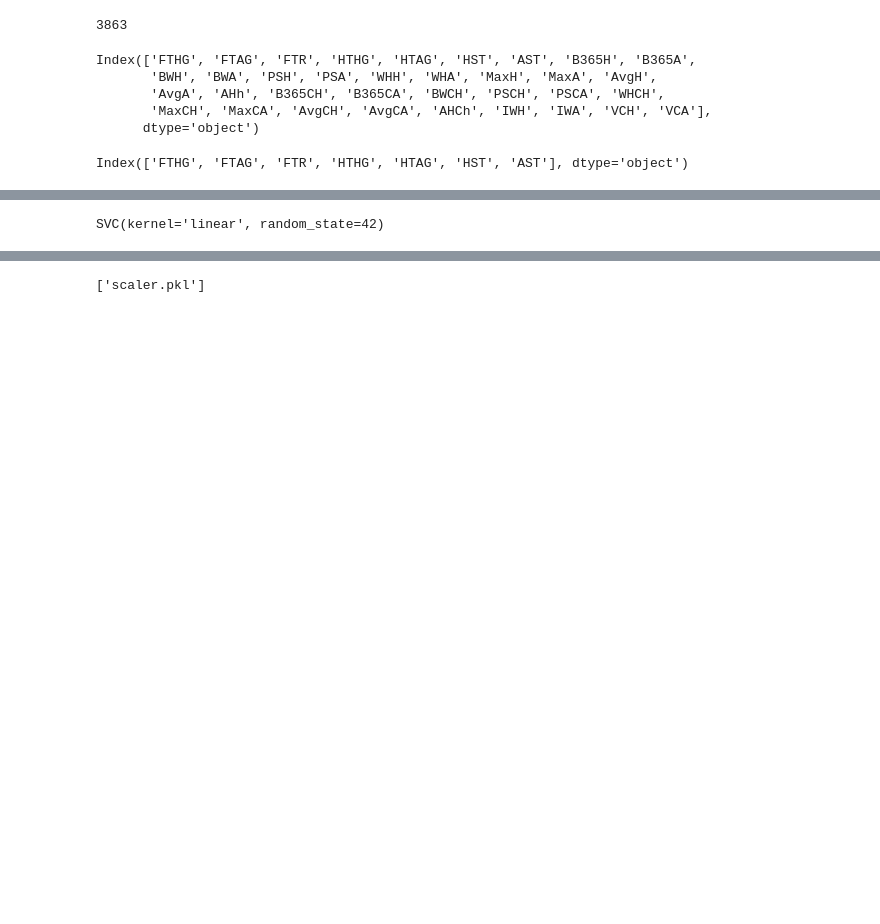
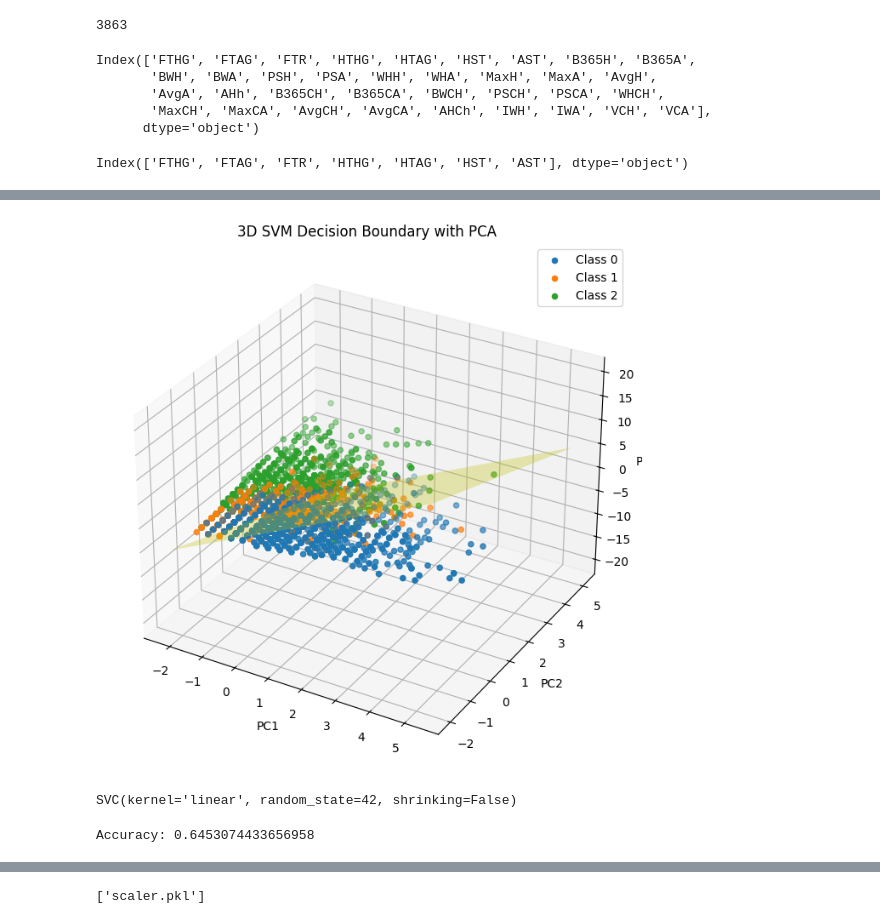
Before and after one commit to GannaSaad/machine-intelligence-project, a Jupyter notebook: SVM.ipynb, the cells around one changed output, grey strips where cells are left out. Drawn from its saved outputs; the diff is of its cells as text; code cells hidden in the pictures; blank space fills up the shorter version.

```diff
--- a/SVM.ipynb
+++ b/SVM.ipynb
@@ -67,14 +96,77 @@ X_test = scaler.transform(X_test)
+# %%
+import numpy as np
+import matplotlib.pyplot as plt
+from mpl_toolkits.mplot3d import Axes3D
+from sklearn.decomposition import PCA
+from sklearn.svm import SVC
+
+# Reduce features to 3D
+pca = PCA(n_components=3)
+features_3d = pca.fit_transform(X_train)
+labels = y_train
+
+# Train linear SVM on the 3 principal components
+svm_3d = SVC(kernel='linear', C=1.0)
+svm_3d.fit(features_3d, labels)
+
+# Create interactive 3D plot
+fig = plt.figure(figsize=(10,8))
+ax = fig.add_subplot(111, projection='3d')
+
+# Plot the points by class
+for class_value in np.unique(labels):
+    ax.scatter(
+        features_3d[labels==class_value, 0],
+        features_3d[labels==class_value, 1],
+        features_3d[labels==class_value, 2],
+        label=f'Class {class_value}',
+        s=20
+    )
+
+ax.set_xlabel('PC1')
+ax.set_ylabel('PC2')
+ax.set_zlabel('PC3')
+ax.legend()
+
+# Create a meshgrid to visualize the SVM decision plane
+# Note: For 3D, we can only plot the plane for 2 variables at a time, fixing the third
+xx, yy = np.meshgrid(
+    np.linspace(features_3d[:,0].min(), features_3d[:,0].max(), 20),
+    np.linspace(features_3d[:,1].min(), features_3d[:,1].max(), 20)
+)
+
+# Plane equation for linear SVM: w0*x + w1*y + w2*z + b = 0 → solve for z
+w = svm_3d.coef_[0]
+b = svm_3d.intercept_[0]
+zz = (-w[0]*xx - w[1]*yy - b) / w[2]
+
+ax.plot_surface(xx, yy, zz, alpha=0.3, color='yellow')
+
+plt.title("3D SVM Decision Boundary with PCA")
+plt.show()
+# %% [output]
+[figure, added]
 # %%
 from sklearn.svm import SVC
 
 svm = SVC(
-    kernel='linear',   # simplest, easiest to explain
+    kernel='linear',
+    # Regularization parameter: higher C → less misclassification
+    C=1.0,
+    # Whether to enable shrinking heuristic
+    shrinking=False,
+    # Random seed for probability estimates or tie-breaking
     random_state=42
 )
 
+# Train the model
 svm.fit(X_train, y_train)
 # %% [output]
-SVC(kernel='linear', random_state=42)
+SVC(kernel='linear', random_state=42, shrinking=False)
+# %%
+print("Accuracy:", svm.score(X_train, y_train))
+# %% [output]
+Accuracy: 0.6453074433656958
 # %%
 # Accuracy For Test
 
```
Also changed, not shown: parts of 6 cells of this notebook, 2 other files.
